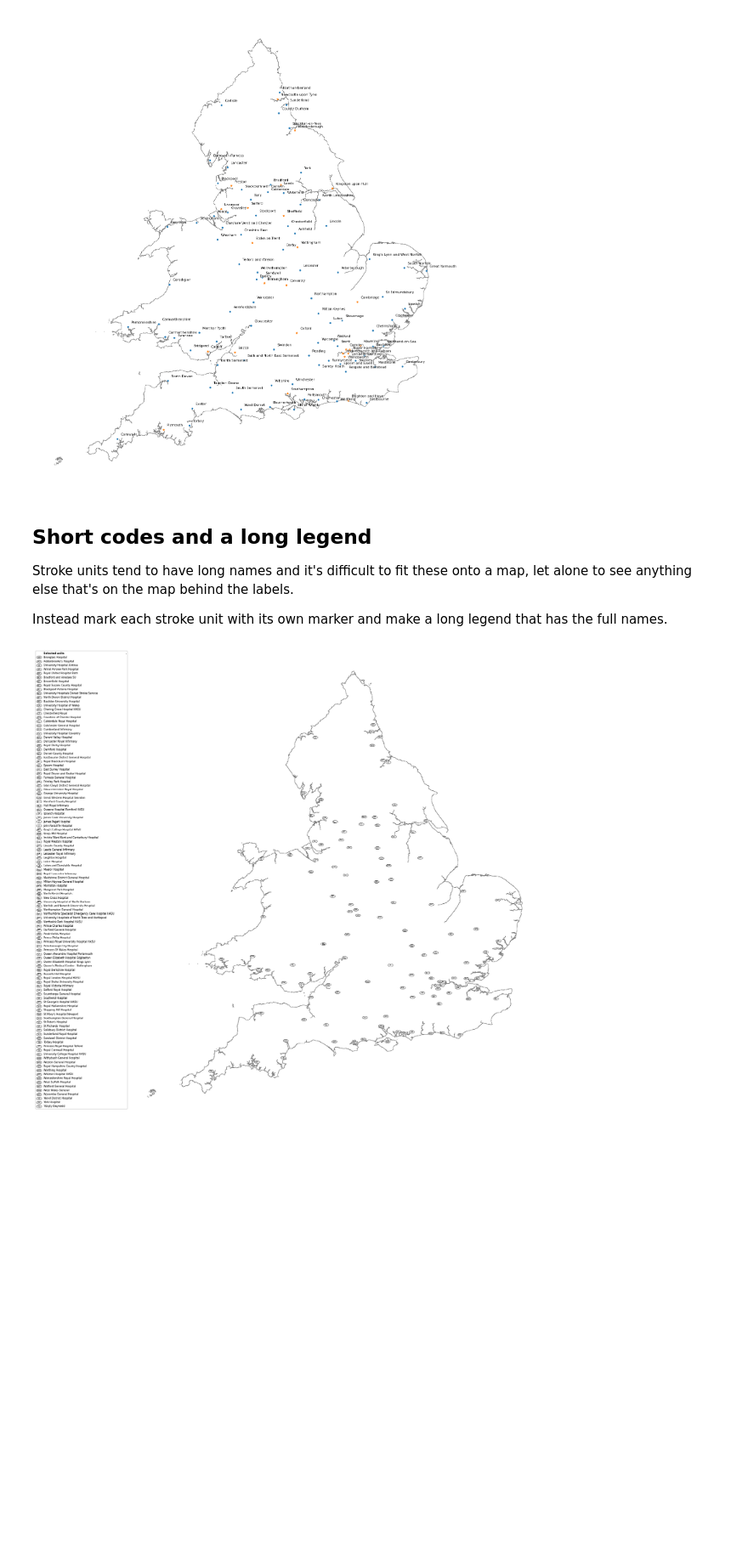
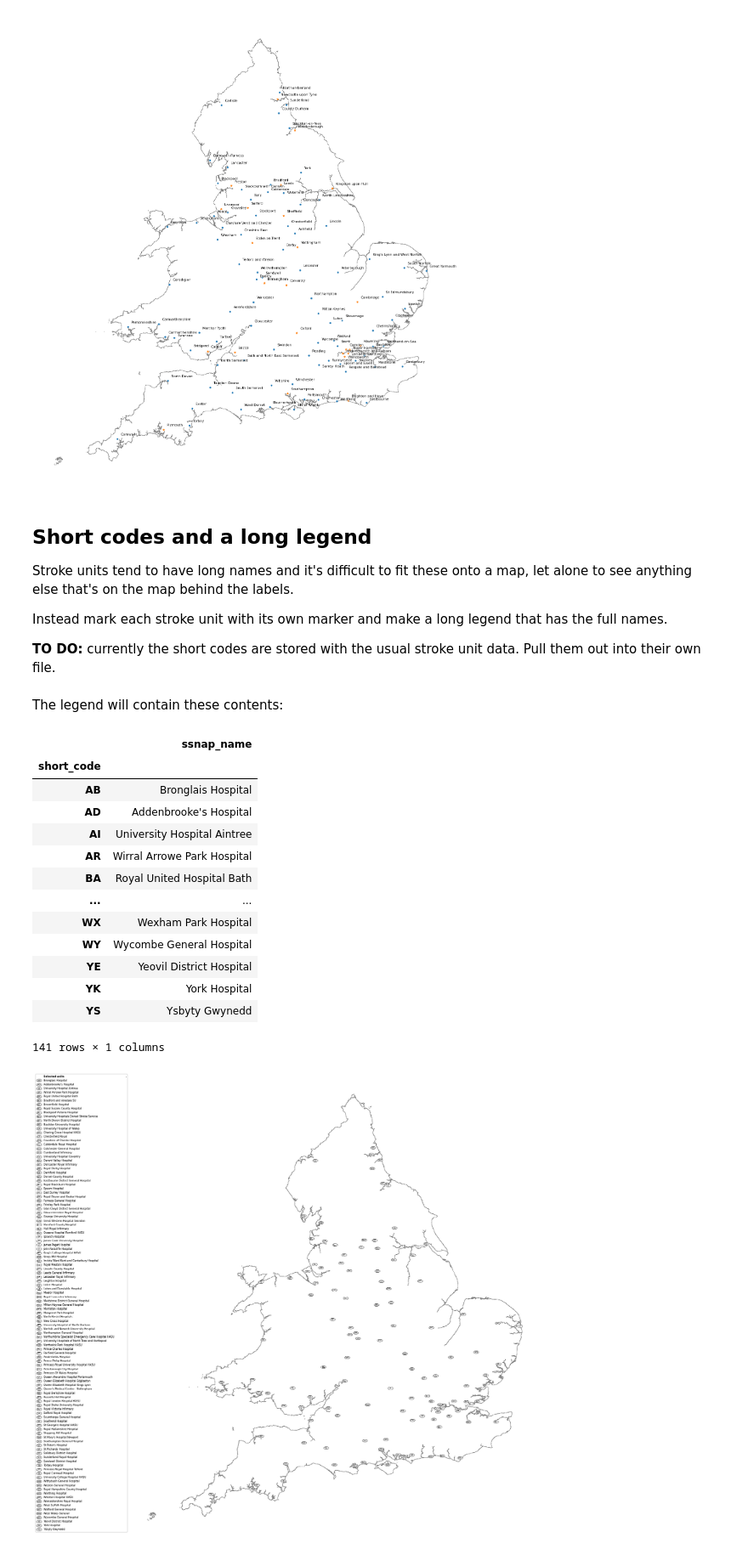
Before and after one commit to stroke-modelling/stroke-maps, a Jupyter notebook: docs/06a_label_units.ipynb, the cells around one changed output. Shown at 85% size. Drawn from its saved outputs; the diff is of its cells as text; code cells hidden in the pictures; blank space fills up the shorter version.

```diff
--- a/docs/06a_label_units.ipynb
+++ b/docs/06a_label_units.ipynb
@@ -132,6 +119,27 @@ plt.show()
 Stroke units tend to have long names and it's difficult to fit these onto a map, let alone to see anything else that's on the map behind the labels.
 
 Instead mark each stroke unit with its own marker and make a long legend that has the full names.
+
+__TO DO:__ currently the short codes are stored with the usual stroke unit data. Pull them out into their own file.
+# %% [markdown]
+The legend will contain these contents:
+# %%
+gdf_units[['short_code', 'ssnap_name']].set_index('short_code')
+# %% [output]
+|  | ssnap_name |
+| short_code |  |
+| AB | Bronglais Hospital |
+| AD | Addenbrooke's Hospital |
+| AI | University Hospital Aintree |
+| AR | Wirral Arrowe Park Hospital |
+| BA | Royal United Hospital Bath |
+| ... | ... |
+| WX | Wexham Park Hospital |
+| WY | Wycombe General Hospital |
+| YE | Yeovil District Hospital |
+| YK | York Hospital |
+| YS | Ysbyty Gwynedd |
+141 rows × 1 columns
 # %%
 # Make the figsize enormous to give the labels breathing room.
 fig, ax = plt.subplots(figsize=(20, 20))
```
Also changed, not shown: parts of 4 cells of this notebook.
